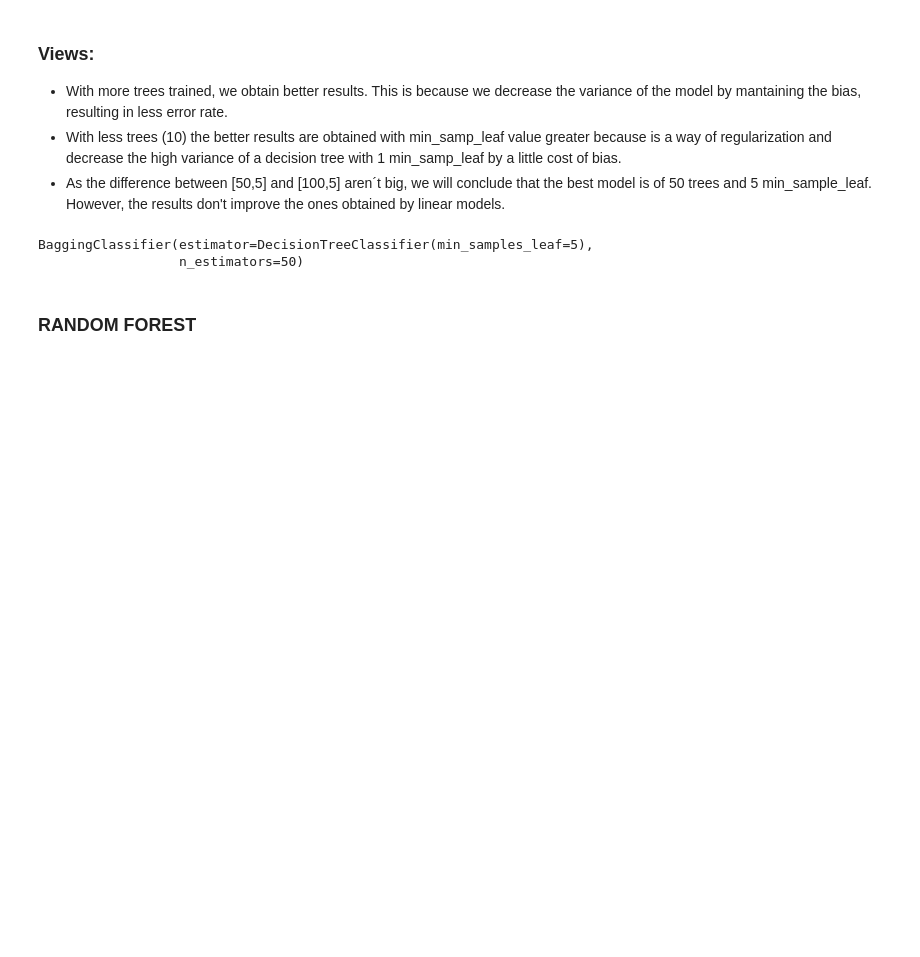
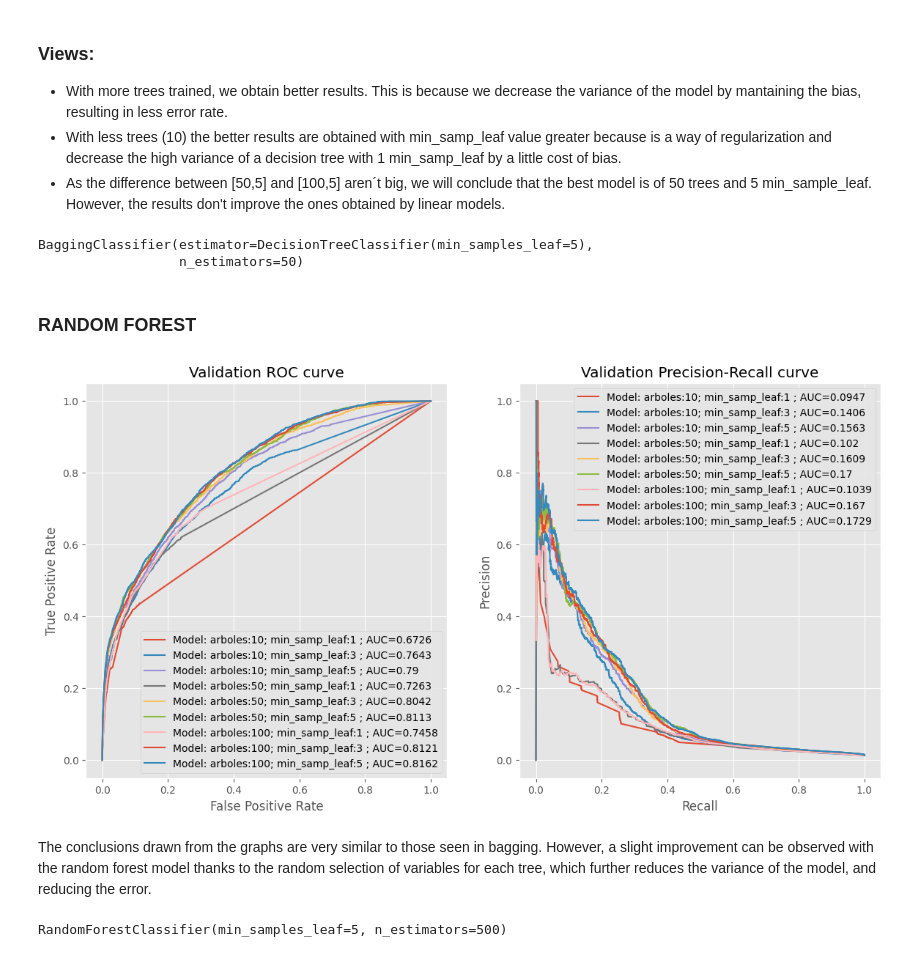
Before and after one commit to uhernando002/zrive-ds, a Jupyter notebook: src/module_4/module_4_milestone1.ipynb, the cells around one changed output. Cells and saved outputs as stored; diff of their text form; code cells hidden in the pictures; blank space fills up the shorter version.

Commit message:
random forest and gradient boosting explored

```diff
--- a/src/module_4/module_4_milestone1.ipynb
+++ b/src/module_4/module_4_milestone1.ipynb
@@ -205,3 +205,24 @@ BaggingClassifier(estimator=DecisionTreeClassifier(min_samples_leaf=5),
 Y_prob_bag = bagging_model.predict_proba(X_validation[train_columns])[:,1]
 # %% [markdown]
 ### RANDOM FOREST
+# %%
+parameters = {'n_estimators': [10, 50, 100], 'min_samples_leaf': [1, 3, 5]}
+
+fig, ax = plt.subplots(1, 2, figsize = (14,7))
+
+for n_trees in parameters['n_estimators']:
+    for msl in parameters['min_samples_leaf']:
+        rf_model = ensemble.RandomForestClassifier(n_estimators=n_trees, min_samples_leaf=msl)
+        rf_model.fit(X_train[train_columns], Y_train)
+        Y_prob_rf = rf_model.predict_proba(X_validation[train_columns])[:,1]
+        roc, auc_roc, precision_recall, auc_precrec = calculate_metrics(Y_prob_rf, Y_validation)
+        plot_metrics(f"Model: arboles:{n_trees}; min_samp_leaf:{msl} ", roc, auc_roc, precision_recall, auc_precrec, figure=(fig,ax))
+# %% [output]
+[figure, added]
+# %% [markdown]
+The conclusions drawn from the graphs are very similar to those seen in bagging. However, a slight improvement can be observed with the random forest model thanks to the random selection of variables for each tree, which further reduces the variance of the model, and reducing the error.
+# %%
+rf_model = ensemble.RandomForestClassifier(n_estimators=500, min_samples_leaf=5)
+rf_model.fit(X_train[train_columns], Y_train)
+# %% [output]
+RandomForestClassifier(min_samples_leaf=5, n_estimators=500)
```
Also changed, not shown: parts of 6 cells of this notebook.
